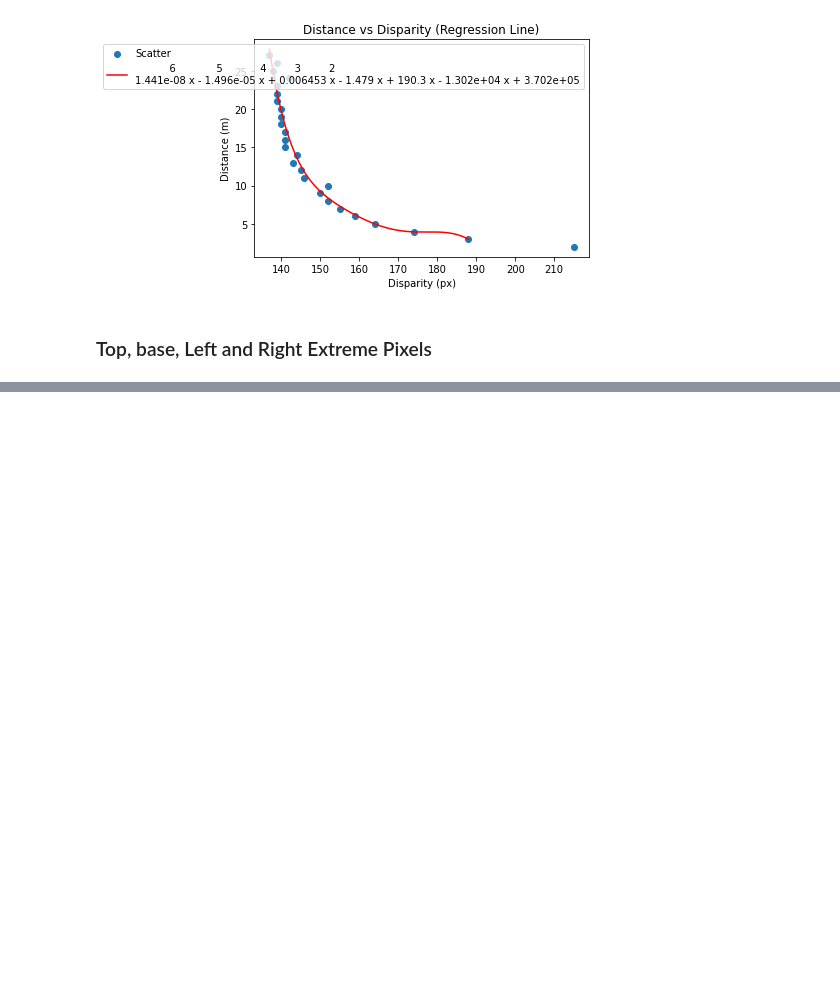
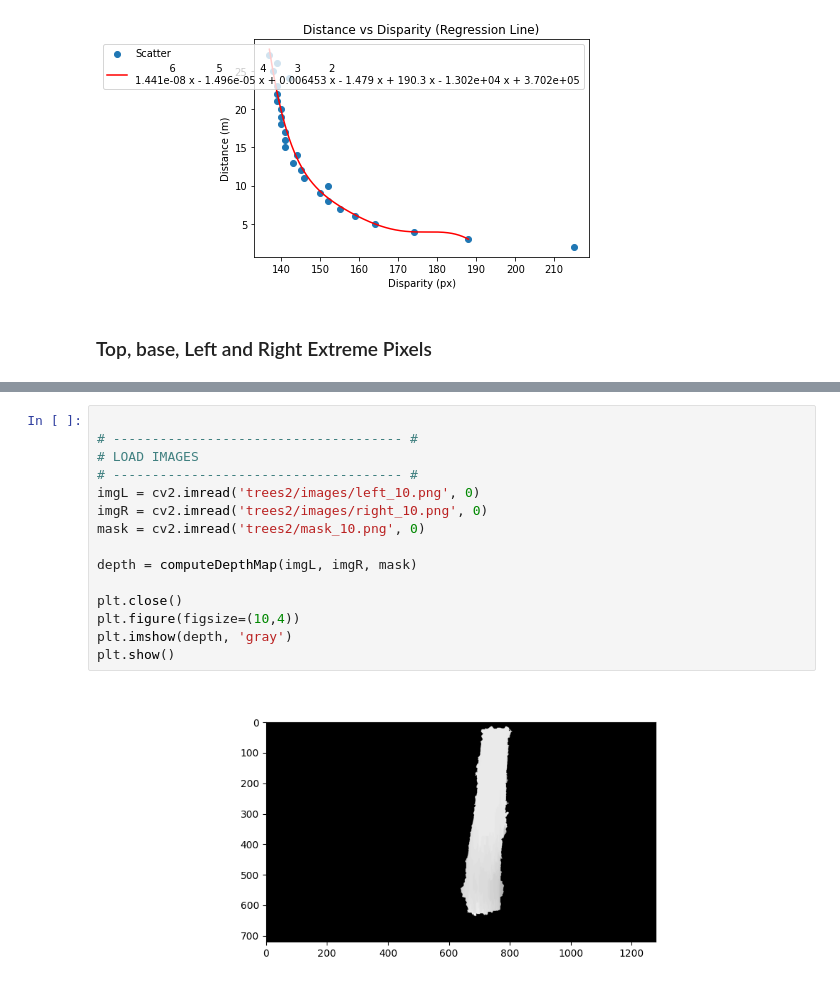
Before and after one commit to kiplimock/image-processing, a Jupyter notebook: disparity.ipynb, the cells around one changed output, grey strips where cells are left out. Cells and saved outputs as stored; diff of their text form; blank space fills up the shorter version.

```diff
--- a/disparity.ipynb
+++ b/disparity.ipynb
@@ -585,0 +329,17 @@ plt.show()
+# %%
+
+# ------------------------------------- #
+# LOAD IMAGES
+# ------------------------------------- #
+imgL = cv2.imread('trees2/images/left_10.png', 0)
+imgR = cv2.imread('trees2/images/right_10.png', 0)
+mask = cv2.imread('trees2/mask_10.png', 0)
+
+depth = computeDepthMap(imgL, imgR, mask)
+
+plt.close()
+plt.figure(figsize=(10,4))
+plt.imshow(depth, 'gray')
+plt.show()
+# %% [output]
+[figure, added]
```
Also changed, not shown: parts of 21 cells of this notebook, 3 other files.
